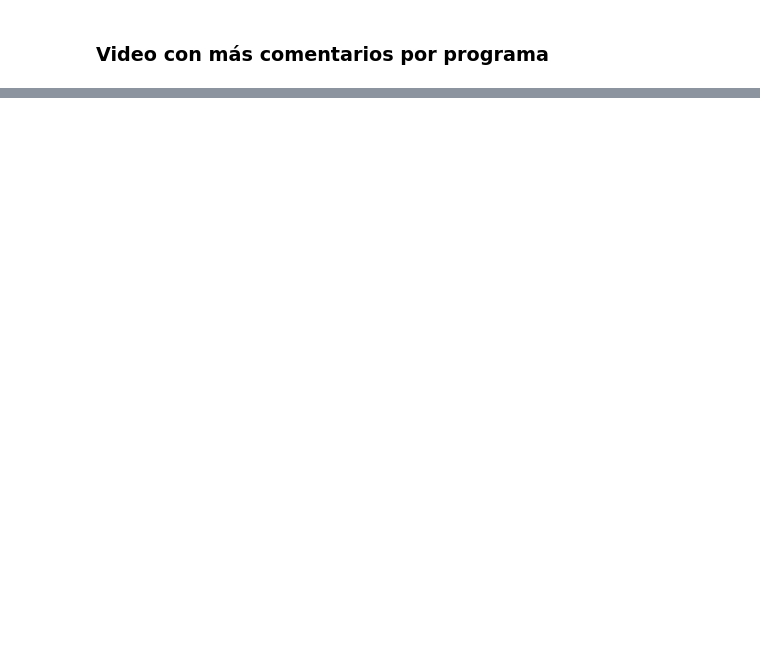
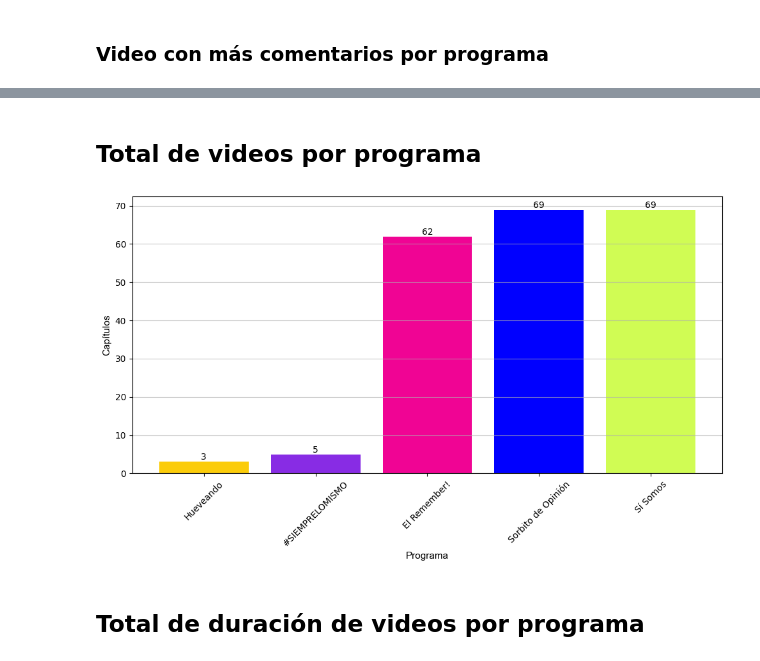
Before and after one commit to nx96/yt-data, a Jupyter notebook: GetDataFromYTChannel.ipynb, the cells around one changed output, grey strips where cells are left out. Saved outputs shown, nothing was run; the diff lists cells and outputs as text; code cells hidden in the pictures; blank space fills up the shorter version.

```diff
--- a/GetDataFromYTChannel.ipynb
+++ b/GetDataFromYTChannel.ipynb
@@ -65,0 +75,8 @@ plot_show_by_comment_count(df)
+# %% [markdown]
+## Total de videos por programa
+# %%
+plot_chapters_by_show(df)
+# %% [output]
+[figure, added]
+# %% [markdown]
+## Total de duración de videos por programa
```
Also changed, not shown: parts of 12 cells of this notebook.
